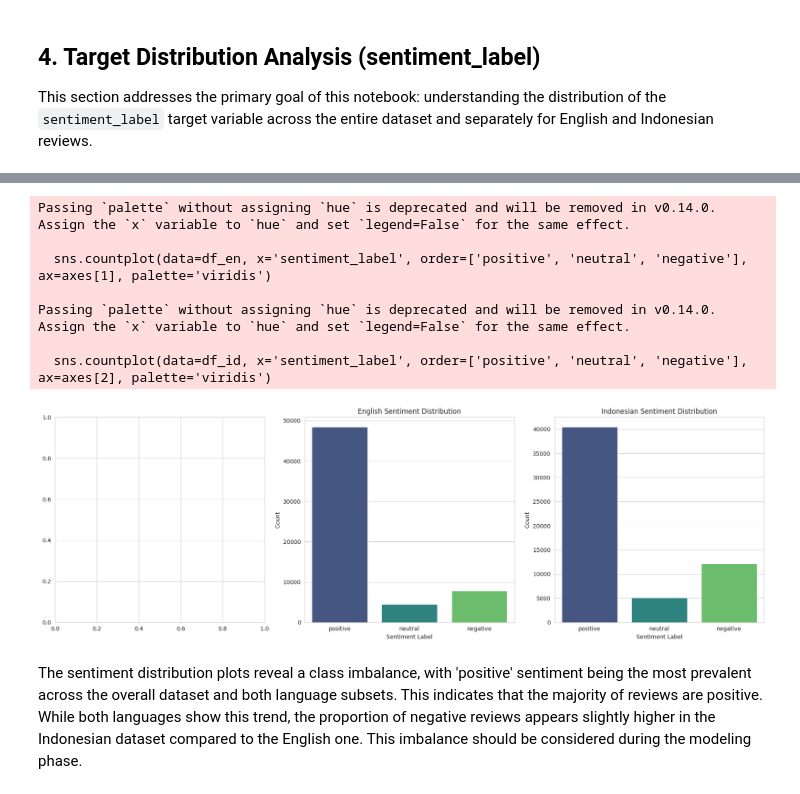
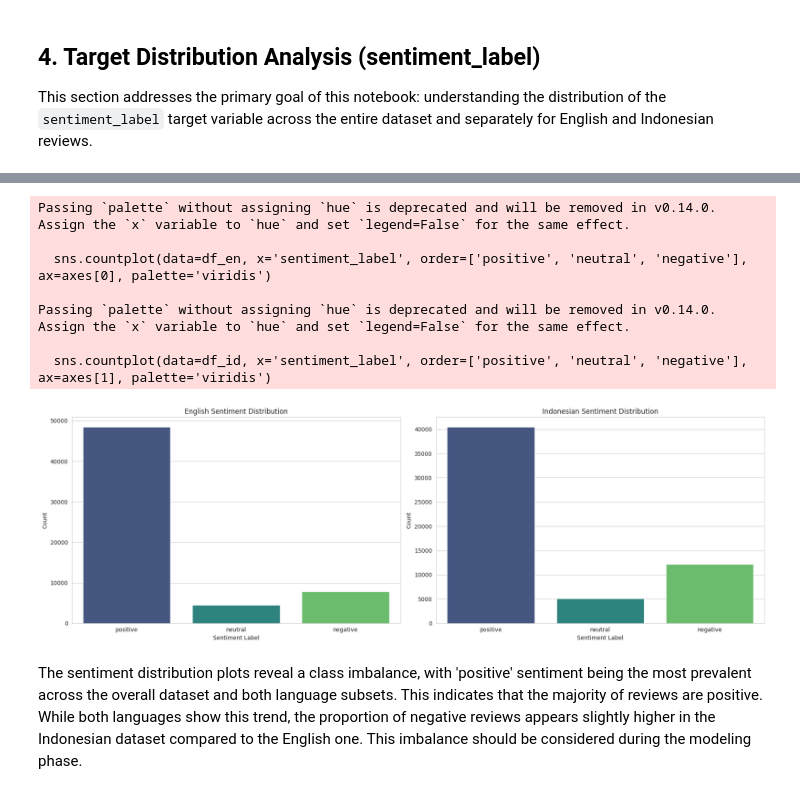
Before and after one commit to notnsas/data-science-capstone-project-college, a Jupyter notebook: notebooks/05_eda_cleaned_data.ipynb, the cells around one changed output, grey strips where cells are left out. Drawn from its saved outputs; the diff is of its cells as text; code cells hidden in the pictures.

```diff
--- a/notebooks/05_eda_cleaned_data.ipynb
+++ b/notebooks/05_eda_cleaned_data.ipynb
@@ -174,30 +232,30 @@ This section addresses the primary goal of this notebook: understanding the dist
 # %%
 # Visualize the distribution of sentiment_label
 fig, axes = plt.subplots(1, 2, figsize=(18, 6))
 
 # English Sentiment Distribution
-sns.countplot(data=df_en, x='sentiment_label', order=['positive', 'neutral', 'negative'], ax=axes[1], palette='viridis')
-axes[1].set_title("English Sentiment Distribution")
+sns.countplot(data=df_en, x='sentiment_label', order=['positive', 'neutral', 'negative'], ax=axes[0], palette='viridis')
+axes[0].set_title("English Sentiment Distribution")
+axes[0].set_xlabel("Sentiment Label")
+axes[0].set_ylabel("Count")
+
+# Indonesian Sentiment Distribution
+sns.countplot(data=df_id, x='sentiment_label', order=['positive', 'neutral', 'negative'], ax=axes[1], palette='viridis')
+axes[1].set_title("Indonesian Sentiment Distribution")
 axes[1].set_xlabel("Sentiment Label")
 axes[1].set_ylabel("Count")
 
-# Indonesian Sentiment Distribution
-sns.countplot(data=df_id, x='sentiment_label', order=['positive', 'neutral', 'negative'], ax=axes[2], palette='viridis')
-axes[2].set_title("Indonesian Sentiment Distribution")
-axes[2].set_xlabel("Sentiment Label")
-axes[2].set_ylabel("Count")
-
 plt.tight_layout()
 plt.show()
 # %% [output]
 Passing `palette` without assigning `hue` is deprecated and will be removed in v0.14.0. Assign the `x` variable to `hue` and set `legend=False` for the same effect.
 
-  sns.countplot(data=df_en, x='sentiment_label', order=['positive', 'neutral', 'negative'], ax=axes[1], palette='viridis')
+  sns.countplot(data=df_en, x='sentiment_label', order=['positive', 'neutral', 'negative'], ax=axes[0], palette='viridis')
 
 Passing `palette` without assigning `hue` is deprecated and will be removed in v0.14.0. Assign the `x` variable to `hue` and set `legend=False` for the same effect.
 
-  sns.countplot(data=df_id, x='sentiment_label', order=['positive', 'neutral', 'negative'], ax=axes[2], palette='viridis')
+  sns.countplot(data=df_id, x='sentiment_label', order=['positive', 'neutral', 'negative'], ax=axes[1], palette='viridis')
-[figure, old version]
+[figure, new version]
 # %% [markdown]
 The sentiment distribution plots reveal a class imbalance, with 'positive' sentiment being the most prevalent across the overall dataset and both language subsets. This indicates that the majority of reviews are positive. While both languages show this trend, the proportion of negative reviews appears slightly higher in the Indonesian dataset compared to the English one. This imbalance should be considered during the modeling phase.
 # %% [markdown]
```
Also changed, not shown: parts of 1 cell of this notebook.
